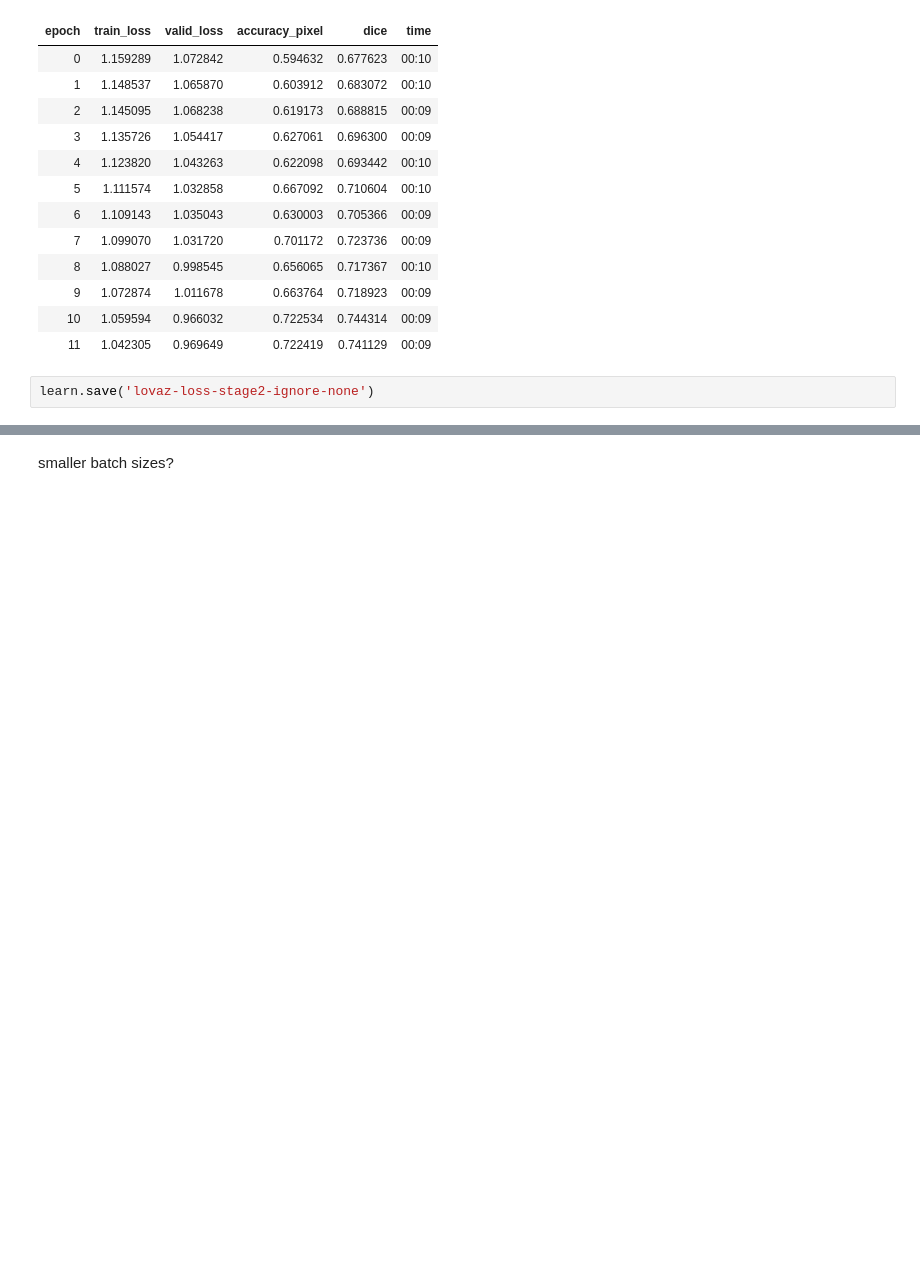
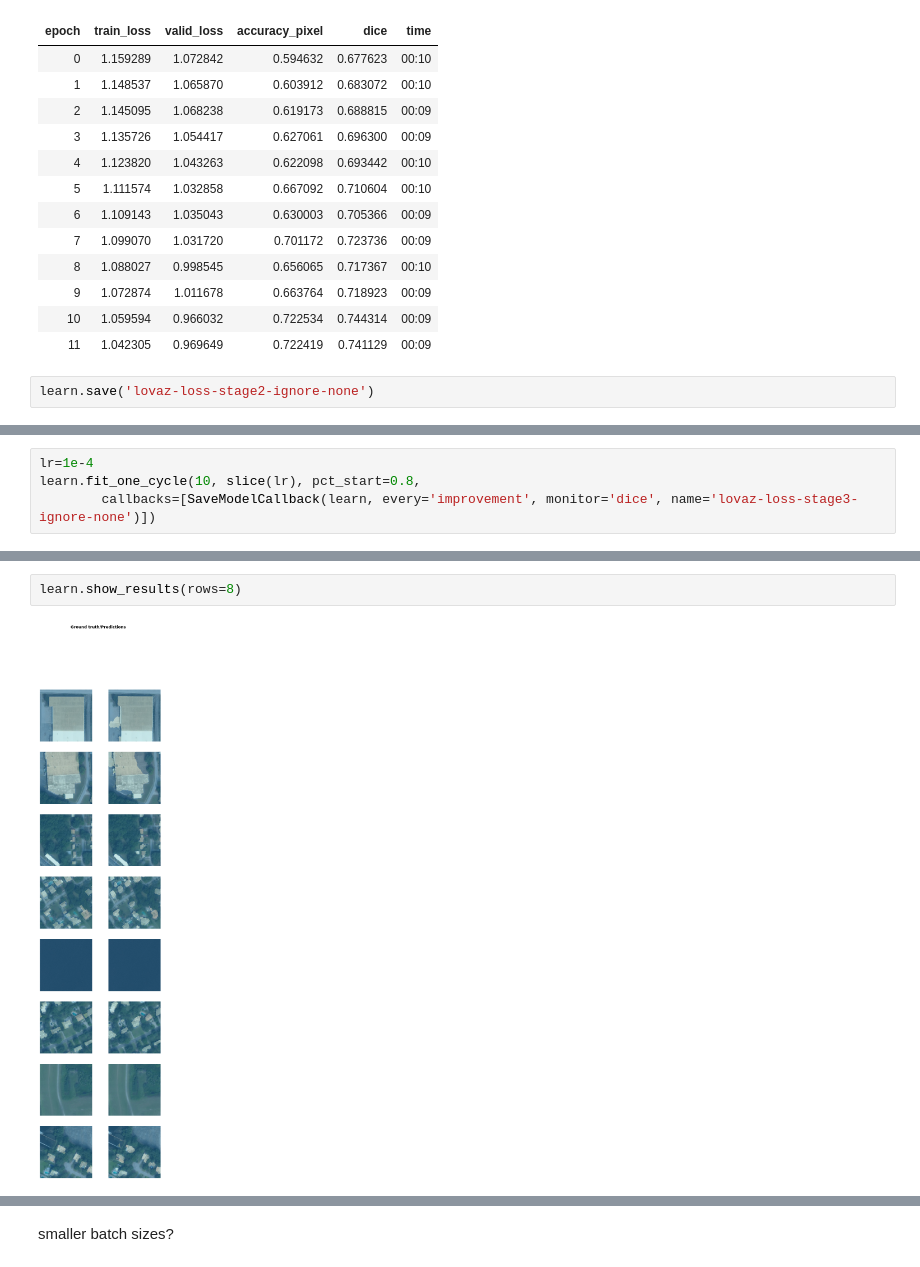
Before and after one commit to wwymak/spacenet-buildings, a Jupyter notebook: improving semantic segmentation.ipynb, the cells around one changed output, grey strips where cells are left out. Saved outputs shown, nothing was run; the diff lists cells and outputs as text; blank space fills up the shorter version.

```diff
--- a/improving semantic segmentation.ipynb
+++ b/improving semantic segmentation.ipynb
@@ -275,0 +297,4 @@ def fit(pct_start):
+# %%
+lr=1e-4
+learn.fit_one_cycle(10, slice(lr), pct_start=0.8,
+        callbacks=[SaveModelCallback(learn, every='improvement', monitor='dice', name='lovaz-loss-stage3-ignore-none')])
@@ -275,0 +322,4 @@ def fit(pct_start):
+# %%
+learn.show_results(rows=8)
+# %% [output]
+[figure, added]
```
Also changed, not shown: parts of 12 cells of this notebook, 2 other files.
